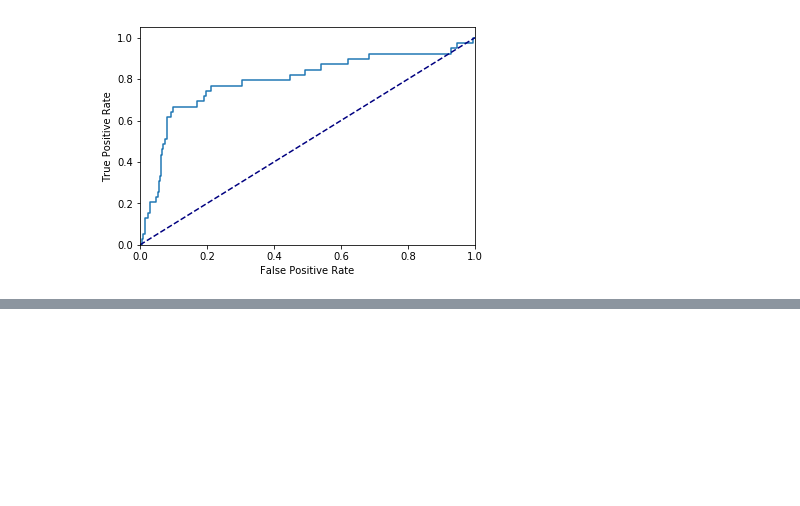
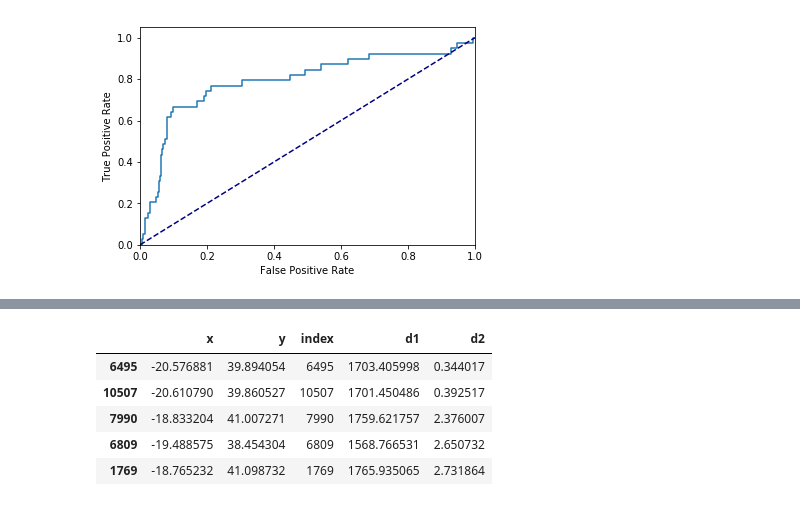
Before and after one commit to toly/aisthack, a Jupyter notebook: notebooks/04_check_many_fasttext_size_eth.ipynb, the cells around one changed output, grey strips where cells are left out. Saved outputs shown, nothing was run; the diff lists cells and outputs as text; code cells hidden in the pictures; blank space fills up the shorter version.

```diff
--- a/notebooks/04_check_many_fasttext_size_eth.ipynb
+++ b/notebooks/04_check_many_fasttext_size_eth.ipynb
@@ -454,0 +526,9 @@ plt.plot()
+# %%
+d.sort_values('d2')[:5]
+# %% [output]
+|  | x | y | index | d1 | d2 |
+| 6495 | -20.576881 | 39.894054 | 6495 | 1703.405998 | 0.344017 |
+| 10507 | -20.610790 | 39.860527 | 10507 | 1701.450486 | 0.392517 |
+| 7990 | -18.833204 | 41.007271 | 7990 | 1759.621757 | 2.376007 |
+| 6809 | -19.488575 | 38.454304 | 6809 | 1568.766531 | 2.650732 |
+| 1769 | -18.765232 | 41.098732 | 1769 | 1765.935065 | 2.731864 |
```
Also changed, not shown: parts of 21 cells of this notebook.
